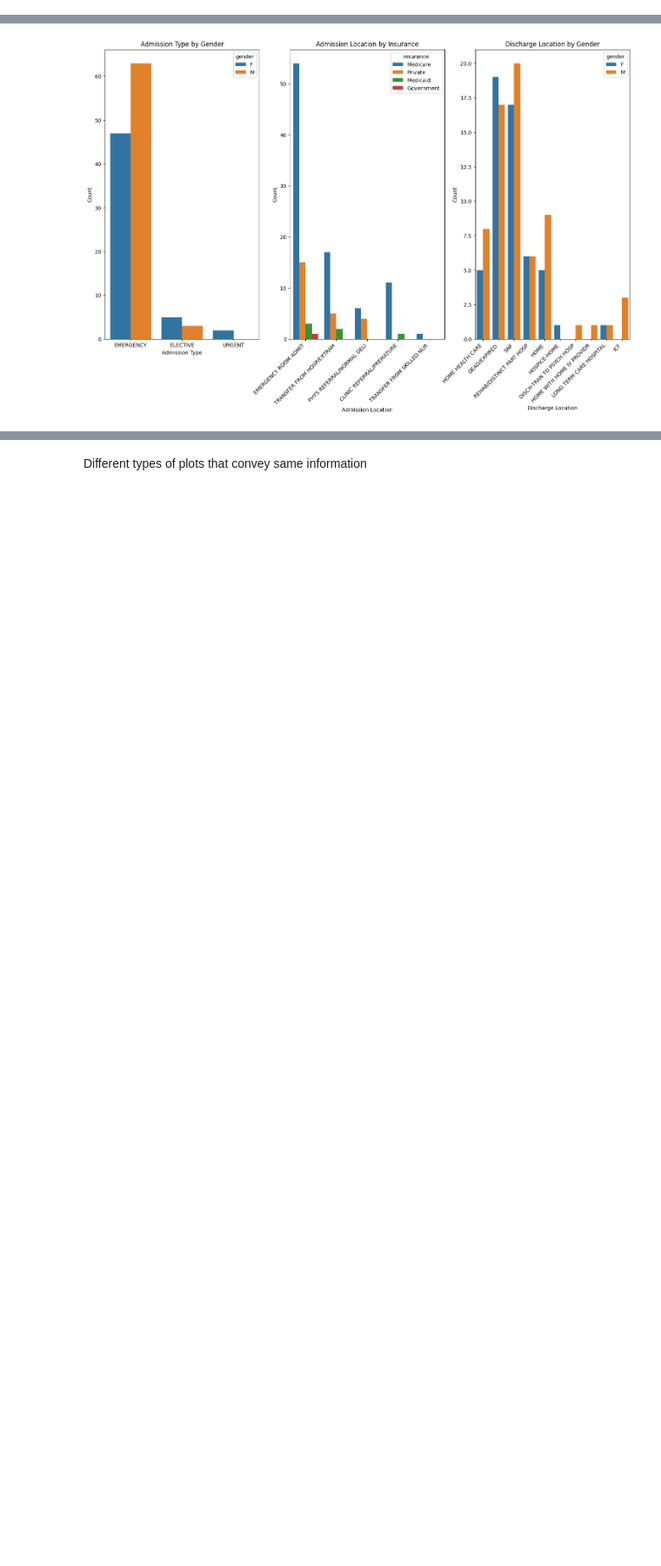
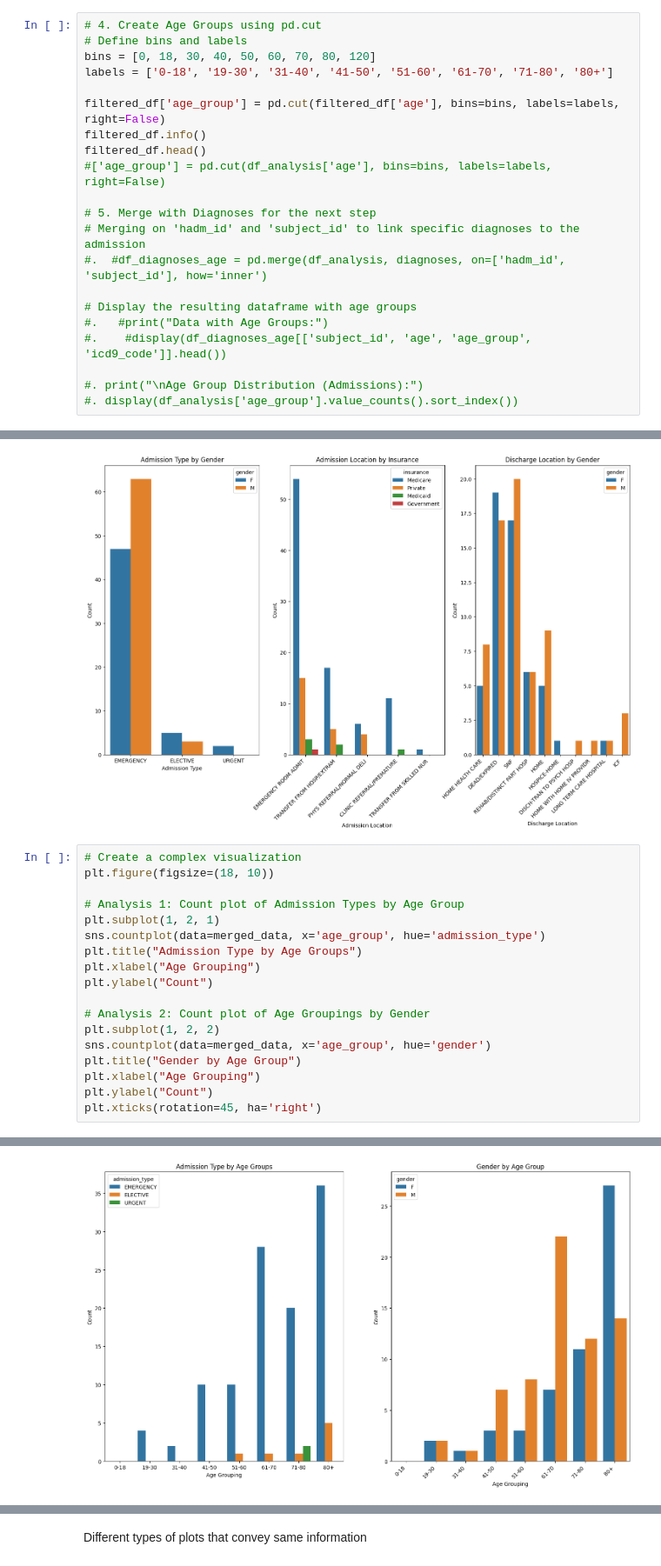
Before and after one commit to mohsinimam/AIinHealth, a Jupyter notebook: MohsinVisualizationHW.ipynb, the cells around one changed output, grey strips where cells are left out. Shown at 87% size. Cells and saved outputs as stored; diff of their text form; blank space fills up the shorter version.

```diff
--- a/MohsinVisualizationHW.ipynb
+++ b/MohsinVisualizationHW.ipynb
@@ -155,0 +225,21 @@ dtype: float64
+# %%
+# 4. Create Age Groups using pd.cut
+# Define bins and labels
+bins = [0, 18, 30, 40, 50, 60, 70, 80, 120]
+labels = ['0-18', '19-30', '31-40', '41-50', '51-60', '61-70', '71-80', '80+']
+
+filtered_df['age_group'] = pd.cut(filtered_df['age'], bins=bins, labels=labels, right=False)
+filtered_df.info()
+filtered_df.head()
+#['age_group'] = pd.cut(df_analysis['age'], bins=bins, labels=labels, right=False)
+
+# 5. Merge with Diagnoses for the next step
+# Merging on 'hadm_id' and 'subject_id' to link specific diagnoses to the admission
+#.  #df_diagnoses_age = pd.merge(df_analysis, diagnoses, on=['hadm_id', 'subject_id'], how='inner')
+
+# Display the resulting dataframe with age groups
+#.   #print("Data with Age Groups:")
+#.    #display(df_diagnoses_age[['subject_id', 'age', 'age_group', 'icd9_code']].head())
+
+#. print("\nAge Group Distribution (Admissions):")
+#. display(df_analysis['age_group'].value_counts().sort_index())
@@ -277,3 +396,22 @@ plt.xticks(rotation=45, ha='right')
   Text(8, 0, 'LONG TERM CARE HOSPITAL'),
   Text(9, 0, 'ICF')])
 [figure]
+# %%
+# Create a complex visualization
+plt.figure(figsize=(18, 10))
+
+# Analysis 1: Count plot of Admission Types by Age Group
+plt.subplot(1, 2, 1)
+sns.countplot(data=merged_data, x='age_group', hue='admission_type')
+plt.title("Admission Type by Age Groups")
+plt.xlabel("Age Grouping")
+plt.ylabel("Count")
+
+# Analysis 2: Count plot of Age Groupings by Gender
+plt.subplot(1, 2, 2)
+sns.countplot(data=merged_data, x='age_group', hue='gender')
+plt.title("Gender by Age Group")
+plt.xlabel("Age Grouping")
+plt.ylabel("Count")
+plt.xticks(rotation=45, ha='right')
+# %% [output]
@@ -280,3 +427,4 @@ plt.xticks(rotation=45, ha='right')
+[figure, added]
 # %%
 merged_data['admittime'] = pd.to_datetime(merged_data['admittime'])  # Convert to datetime
 
```
Also changed, not shown: parts of 19 cells of this notebook.
